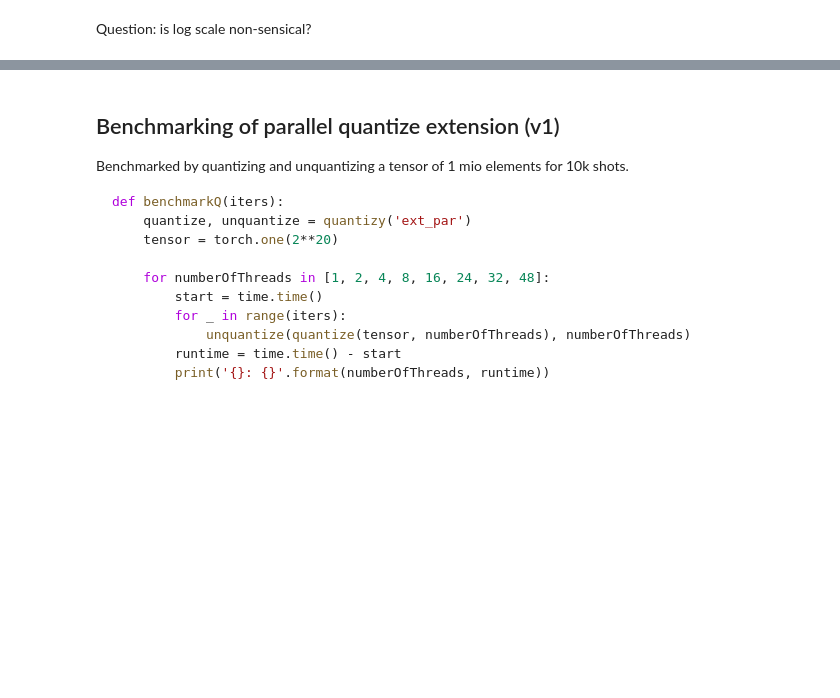
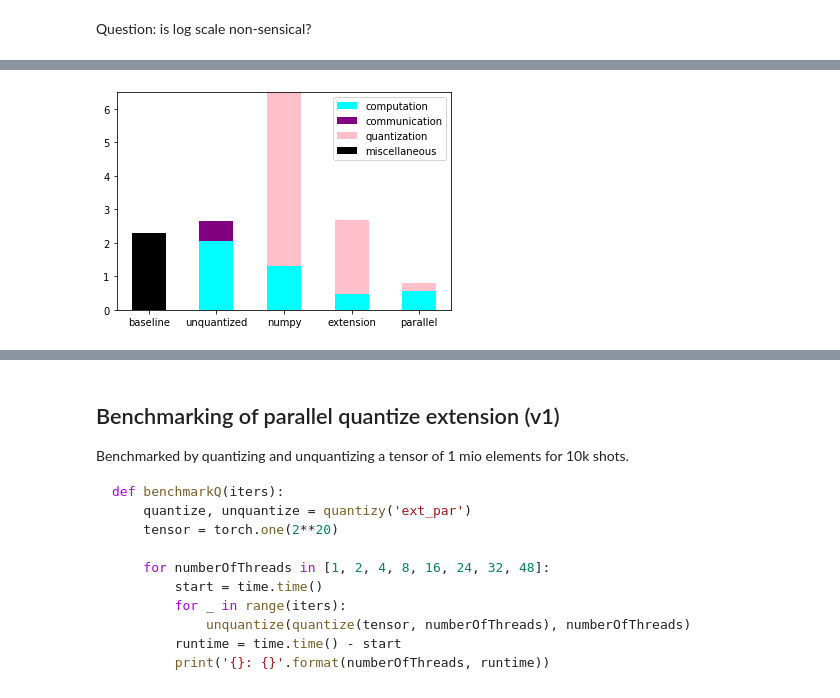
Before and after one commit to gessfred/gRPC, a Jupyter notebook: benchmarks/BenchViz.ipynb, the cells around one changed output, grey strips where cells are left out. Cells and saved outputs as stored; diff of their text form; code cells hidden in the pictures; blank space fills up the shorter version.

```diff
--- a/benchmarks/BenchViz.ipynb
+++ b/benchmarks/BenchViz.ipynb
@@ -164,0 +173,4 @@ plt.savefig('26.png', dpi=300)
+# %%
+plot(18)
+# %% [output]
+[figure, added]
```
Also changed, not shown: parts of 6 cells of this notebook, 1 other file.
